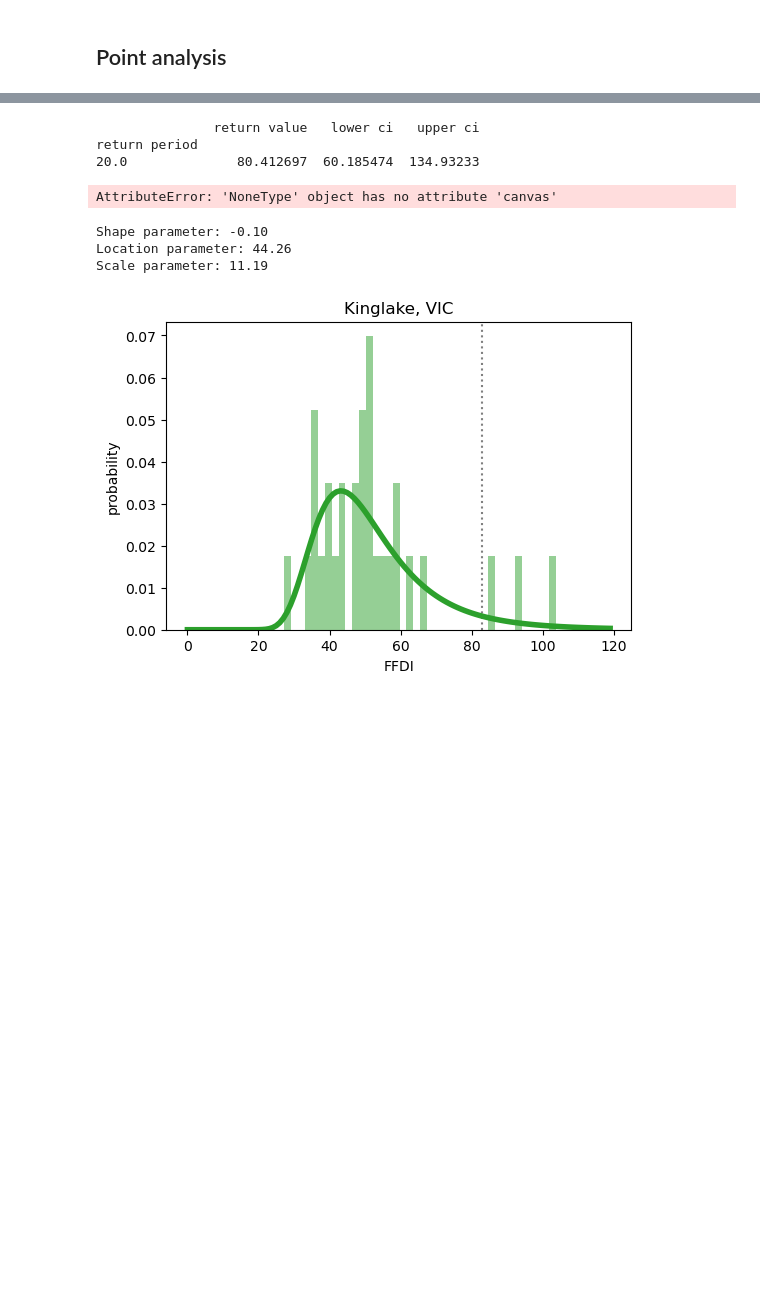
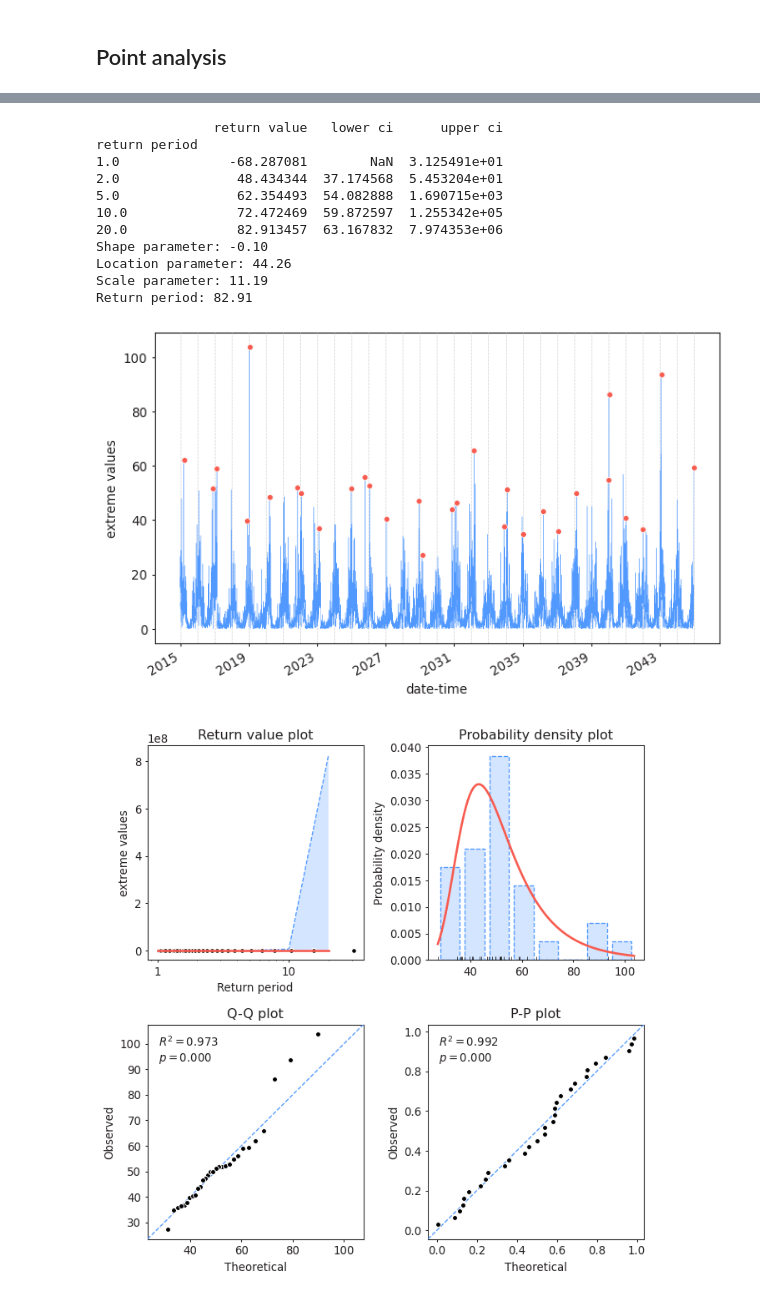
Before and after one commit to climate-innovation-hub/frequency-analysis, a Jupyter notebook: examples/ffdi_example.ipynb, the cells around one changed output, grey strips where cells are left out. Saved outputs shown, nothing was run; the diff lists cells and outputs as text; code cells hidden in the pictures; blank space fills up the shorter version.

```diff
--- a/examples/ffdi_example.ipynb
+++ b/examples/ffdi_example.ipynb
@@ -261,16 +171 @@ model.fit_model(distribution='genextreme', distribution_kwargs={'floc': 44.26, '
-# %%
-summary = model.get_summary(
-    return_period=[20],
-    alpha=0.95,
-    n_samples=1000
-)
-print(summary)
-# %% [output]
-               return value   lower ci   upper ci
-return period
-20.0              80.412697  60.185474  134.93233
-# %%
-model.plot_diagnostic(alpha=0.95)
-# %% [output]
-AttributeError: 'NoneType' object has no attribute 'canvas'
 # %%
@@ -304,8 +232,17 @@ def plot_pdf(place_name, xrange=[0, 120]):
-# %%
-plot_pdf('Kinglake, VIC')
-# %% [output]
-Shape parameter: -0.10
-Location parameter: 44.26
-Scale parameter: 11.19
-[figure, removed]
+# %%
+plot_diagnostics('Kinglake, VIC')
+# %% [output]
+               return value   lower ci      upper ci
+return period
+1.0              -68.287081        NaN  3.125491e+01
+2.0               48.434344  37.174568  5.453204e+01
+5.0               62.354493  54.082888  1.690715e+03
+10.0              72.472469  59.872597  1.255342e+05
+20.0              82.913457  63.167832  7.974353e+06
+Shape parameter: -0.10
+Location parameter: 44.26
+Scale parameter: 11.19
+Return period: 82.91
+[figure, added]
+[figure, added]
 # %%
```
Also changed, not shown: parts of 18 cells of this notebook.
